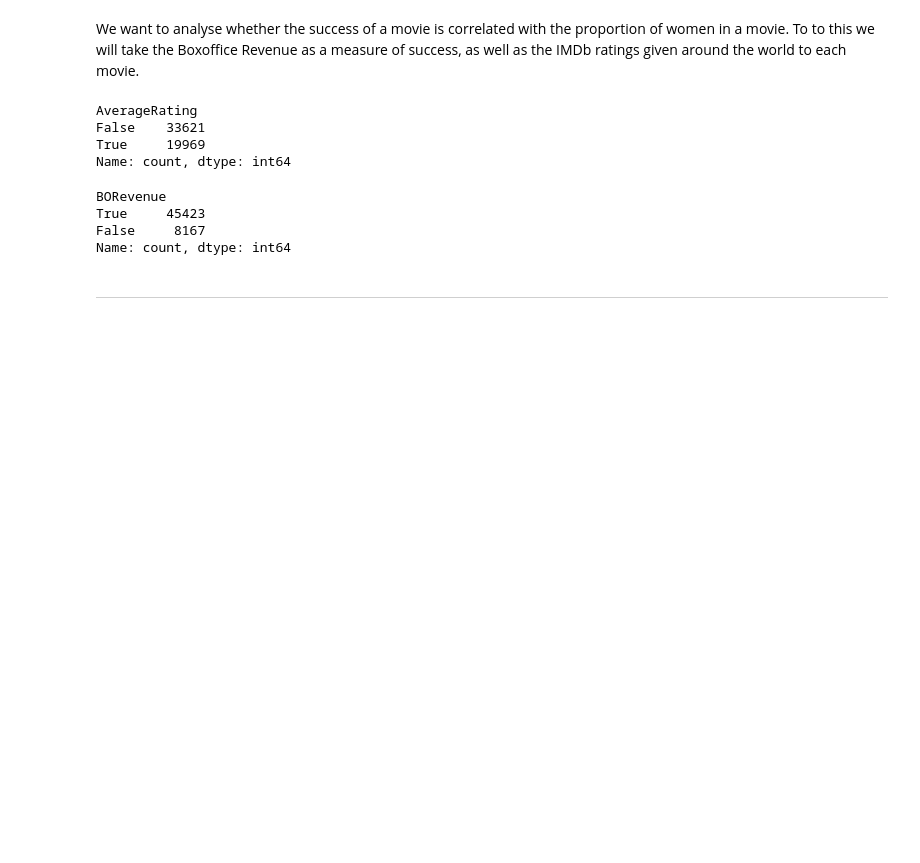
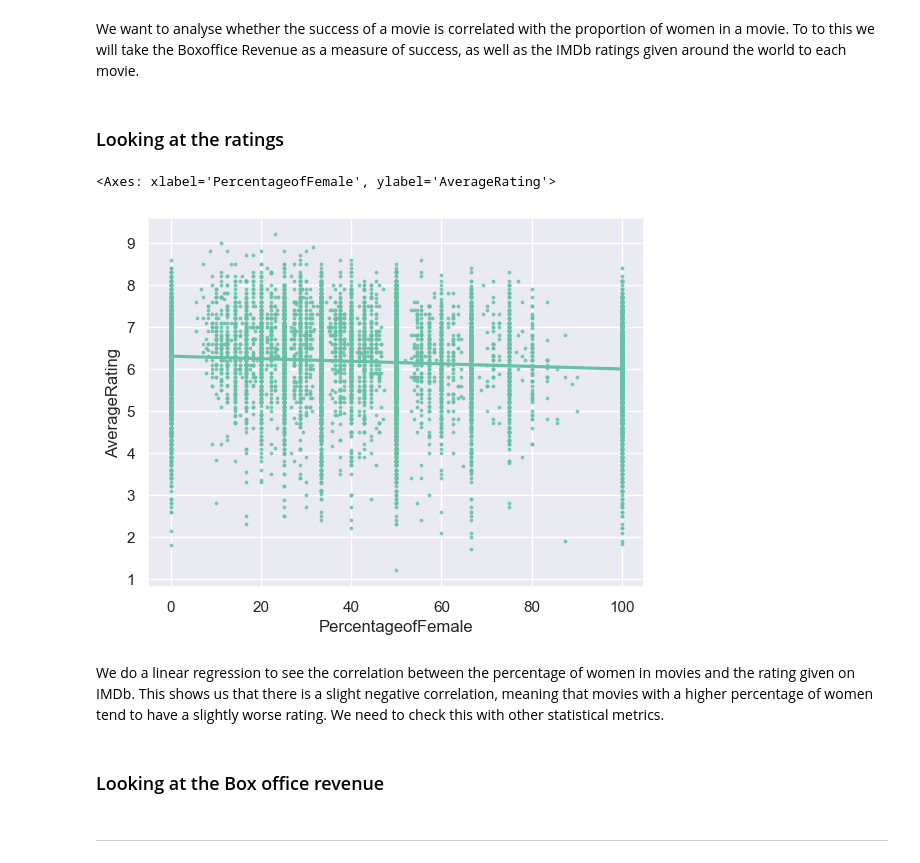
Before and after one commit to epfl-ada/ada-2023-project-teamcajare2023, a Jupyter notebook: P2.ipynb, the cells around one changed output. Drawn from its saved outputs; the diff is of its cells as text; code cells hidden in the pictures; blank space fills up the shorter version.

Commit message:
ratings and female percentage

```diff
--- a/P2.ipynb
+++ b/P2.ipynb
@@ -404,4 +407,6 @@ plt.show()
 ---
 # %% [markdown]
 We want to analyse whether the success of a movie is correlated with the proportion of women in a movie. To to this we will take the Boxoffice Revenue as a measure of success, as well as the IMDb ratings given around the world to each movie.
+# %% [markdown]
+### Looking at the ratings
 # %%
@@ -408,18 +414,19 @@ We want to analyse whether the success of a movie is correlated with the proport
 ratings = pd.read_csv('Ratings_PreProcessed.tsv', sep='\t',)
-# %%
-ratings['AverageRating'].isnull().value_counts()
-# %% [output]
-AverageRating
-False    33621
-True     19969
-Name: count, dtype: int64
-# %%
-ratings['BORevenue'].isnull().value_counts()
-# %% [output]
-BORevenue
-True     45423
-False     8167
-Name: count, dtype: int64
+# %%
+# We are interested in the movies where we have the information on gender distribution so we do a right join
+ratings_gender= pd.merge(ratings, df_gender_proportion_by_movie, on = 'WikiMovieID', how= 'right')
+
+# Order according to Percentage of Female
+ratings_gender.sort_values( by='PercentageofFemale', inplace = True)
+
+sns.regplot(x = ratings_gender['PercentageofFemale'], y= ratings_gender['AverageRating'], ci = 95, scatter_kws={'s':3})
+# %% [output]
+<Axes: xlabel='PercentageofFemale', ylabel='AverageRating'>
+[figure, added]
+# %% [markdown]
+We do a linear regression to see the correlation between the percentage of women in movies and the rating given on IMDb. This shows us that there is a slight negative correlation, meaning that movies with a higher percentage of women tend to have a slightly worse rating. We need to check this with other statistical metrics.
+# %% [markdown]
+### Looking at the Box office revenue
 # %% [markdown]
 ---
 # %% [markdown]
```
Also changed, not shown: parts of 21 cells of this notebook, 3 other files.
